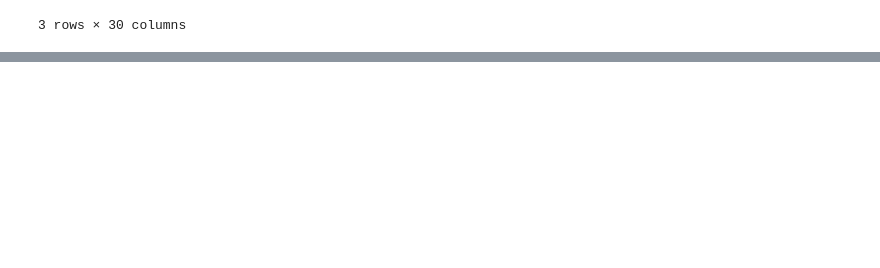
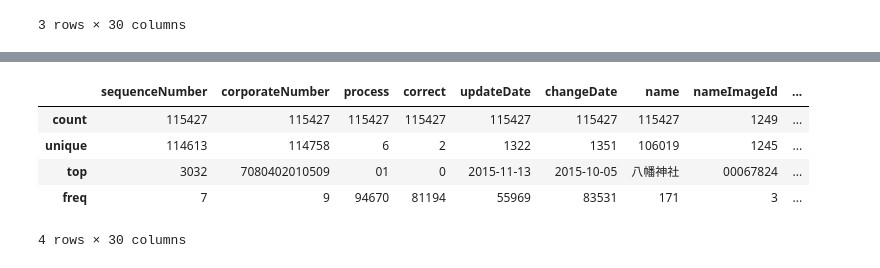
Before and after one commit to modori0907/Pandas, a Jupyter notebook: zissen1.ipynb, the cells around one changed output, grey strips where cells are left out. Drawn from its saved outputs; the diff is of its cells as text; code cells hidden in the pictures; blank space fills up the shorter version.

```diff
--- a/zissen1.ipynb
+++ b/zissen1.ipynb
@@ -206,0 +216,17 @@ print(len(diff))
+# %%
+# p42
+
+for f in diff_files:
+    diff = pd.read_csv(f , encoding="shift-jis", header=None, dtype=object)
+    diff.columns = columns
+    diff = diff.loc[diff["prefectureName"] == "静岡県"]
+    data = data.append(diff)
+
+data.describe()
+# %% [output]
+|  | sequenceNumber | corporateNumber | process | correct | updateDate | changeDate | name | nameImageId | ... |
+| count | 115427 | 115427 | 115427 | 115427 | 115427 | 115427 | 115427 | 1249 | ... |
+| unique | 114613 | 114758 | 6 | 2 | 1322 | 1351 | 106019 | 1245 | ... |
+| top | 3032 | 7080402010509 | 01 | 0 | 2015-11-13 | 2015-10-05 | 八幡神社 | 00067824 | ... |
+| freq | 7 | 9 | 94670 | 81194 | 55969 | 83531 | 171 | 3 | ... |
+4 rows × 30 columns
```
Also changed, not shown: parts of 19 cells of this notebook.
